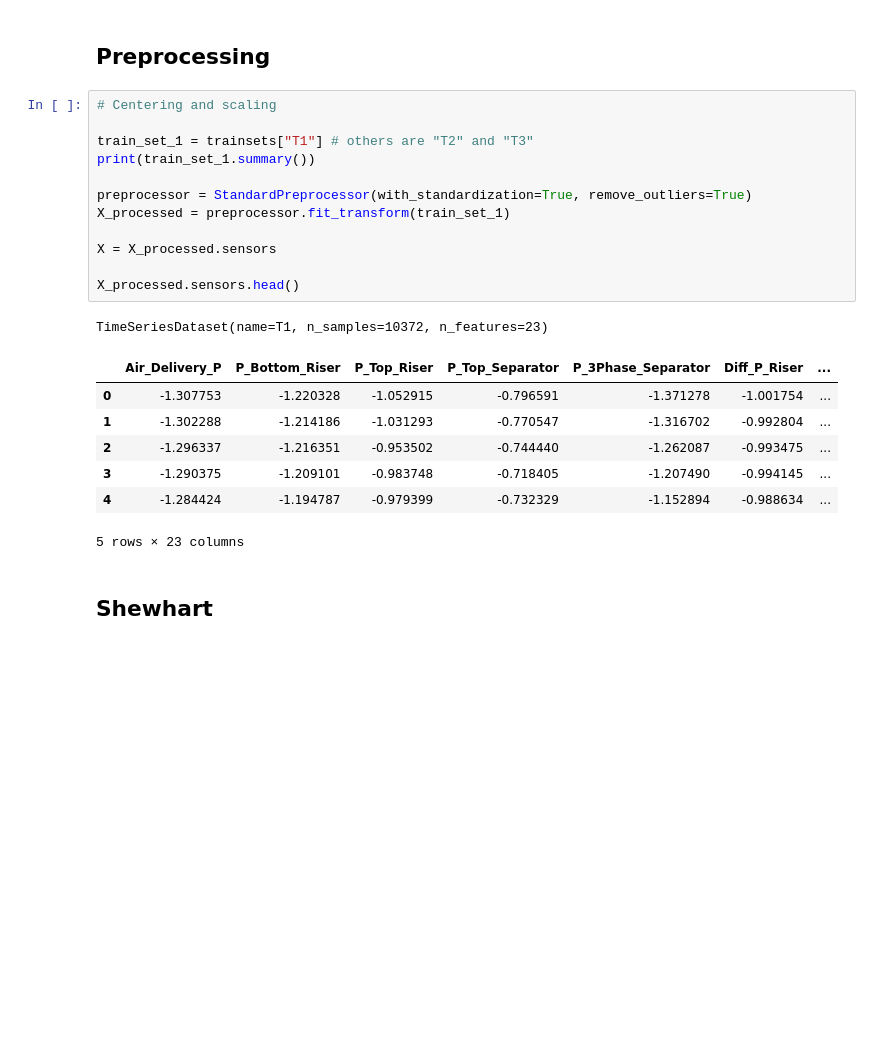
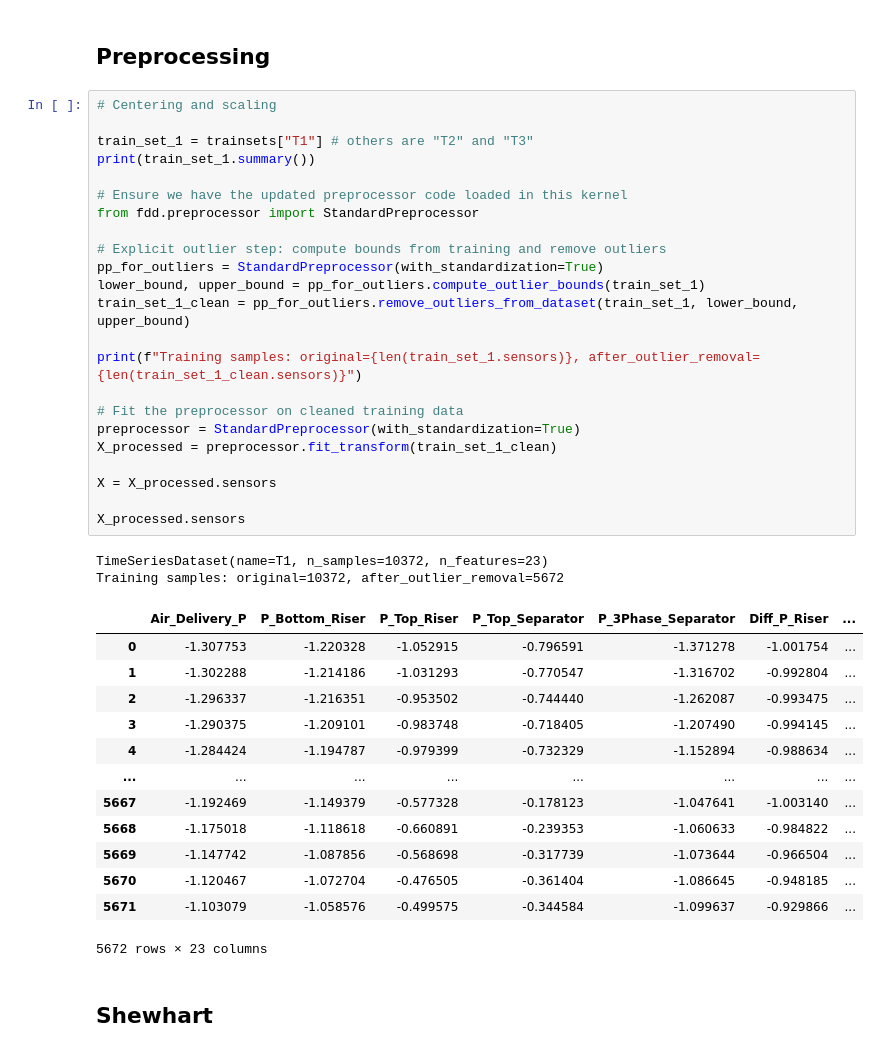
Before and after one commit to PeterAndersen-sdu/Fault-detection-project, a Jupyter notebook: main.ipynb, the cells around one changed output. Drawn from its saved outputs; the diff is of its cells as text; blank space fills up the shorter version.

```diff
--- a/main.ipynb
+++ b/main.ipynb
@@ -67,24 +67,42 @@ fc_sets = [FC1sets, FC2sets, FC3sets, FC4sets, FC5sets, FC6sets]
 # %%
 # Centering and scaling
 
 train_set_1 = trainsets["T1"] # others are "T2" and "T3"
 print(train_set_1.summary())
 
-preprocessor = StandardPreprocessor(with_standardization=True, remove_outliers=True)
-X_processed = preprocessor.fit_transform(train_set_1)
+# Ensure we have the updated preprocessor code loaded in this kernel
+from fdd.preprocessor import StandardPreprocessor
+
+# Explicit outlier step: compute bounds from training and remove outliers
+pp_for_outliers = StandardPreprocessor(with_standardization=True)
+lower_bound, upper_bound = pp_for_outliers.compute_outlier_bounds(train_set_1)
+train_set_1_clean = pp_for_outliers.remove_outliers_from_dataset(train_set_1, lower_bound, upper_bound)
+
+print(f"Training samples: original={len(train_set_1.sensors)}, after_outlier_removal={len(train_set_1_clean.sensors)}")
+
+# Fit the preprocessor on cleaned training data
+preprocessor = StandardPreprocessor(with_standardization=True)
+X_processed = preprocessor.fit_transform(train_set_1_clean)
 
 X = X_processed.sensors
 
-X_processed.sensors.head()
+X_processed.sensors
 # %% [output]
 TimeSeriesDataset(name=T1, n_samples=10372, n_features=23)
+Training samples: original=10372, after_outlier_removal=5672
 |  | Air_Delivery_P | P_Bottom_Riser | P_Top_Riser | P_Top_Separator | P_3Phase_Separator | Diff_P_Riser | ... |
 | 0 | -1.307753 | -1.220328 | -1.052915 | -0.796591 | -1.371278 | -1.001754 | ... |
 | 1 | -1.302288 | -1.214186 | -1.031293 | -0.770547 | -1.316702 | -0.992804 | ... |
 | 2 | -1.296337 | -1.216351 | -0.953502 | -0.744440 | -1.262087 | -0.993475 | ... |
 | 3 | -1.290375 | -1.209101 | -0.983748 | -0.718405 | -1.207490 | -0.994145 | ... |
 | 4 | -1.284424 | -1.194787 | -0.979399 | -0.732329 | -1.152894 | -0.988634 | ... |
+| ... | ... | ... | ... | ... | ... | ... | ... |
+| 5667 | -1.192469 | -1.149379 | -0.577328 | -0.178123 | -1.047641 | -1.003140 | ... |
+| 5668 | -1.175018 | -1.118618 | -0.660891 | -0.239353 | -1.060633 | -0.984822 | ... |
+| 5669 | -1.147742 | -1.087856 | -0.568698 | -0.317739 | -1.073644 | -0.966504 | ... |
+| 5670 | -1.120467 | -1.072704 | -0.476505 | -0.361404 | -1.086645 | -0.948185 | ... |
+| 5671 | -1.103079 | -1.058576 | -0.499575 | -0.344584 | -1.099637 | -0.929866 | ... |
-5 rows × 23 columns
+5672 rows × 23 columns
 # %% [markdown]
 ## Shewhart
 # %%
```
Also changed, not shown: parts of 9 cells of this notebook, 2 other files.
